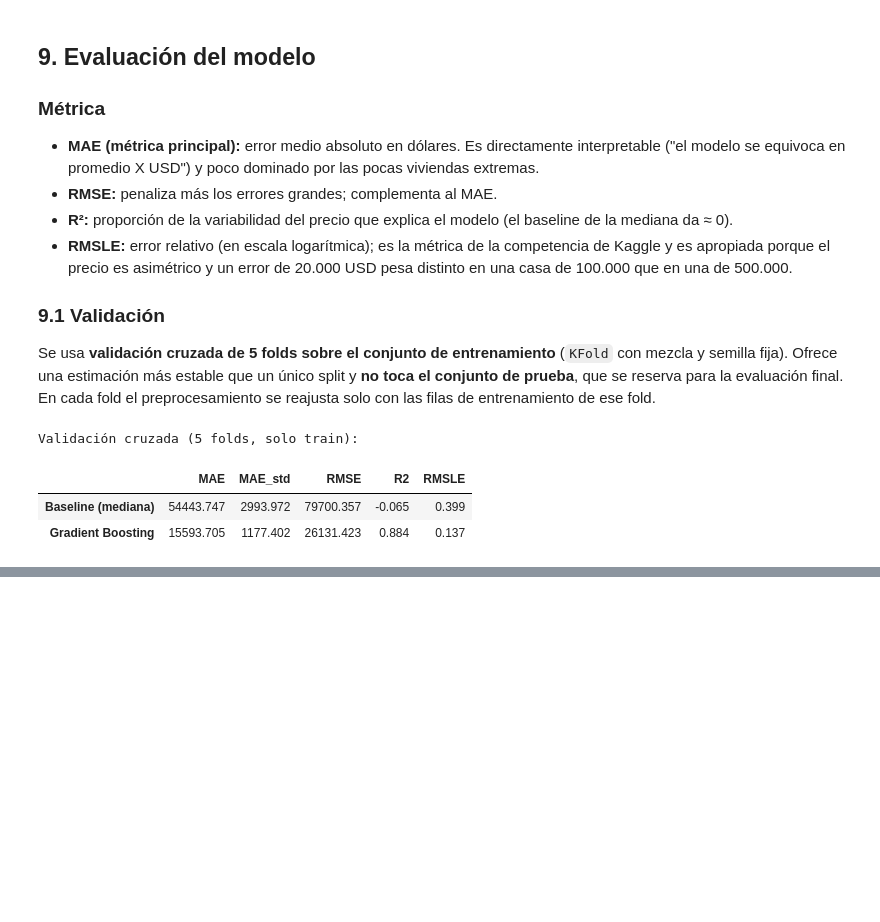
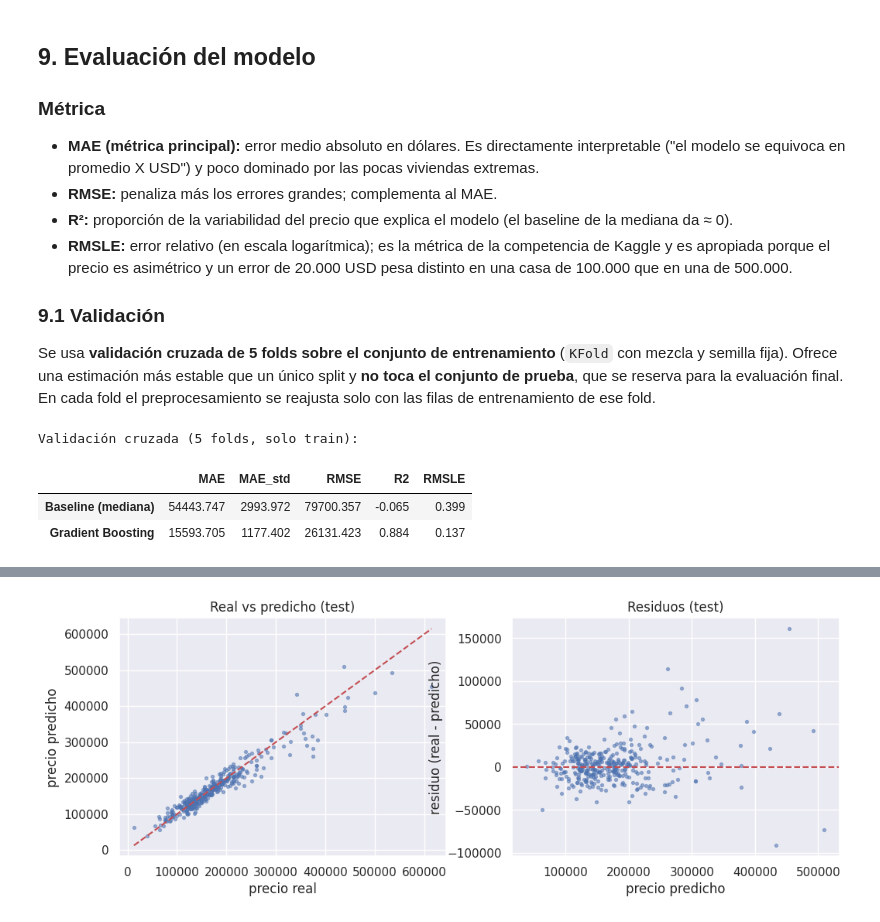
Before and after one commit to SebasGomez4/Proyecto_Modelos_I, a Jupyter notebook: fase-1/notebook.ipynb, the cells around one changed output, grey strips where cells are left out. Drawn from its saved outputs; the diff is of its cells as text; code cells hidden in the pictures; blank space fills up the shorter version.

Commit message:
feat(eval): evaluación en test, importancias e interpretación de resultados

```diff
--- a/fase-1/notebook.ipynb
+++ b/fase-1/notebook.ipynb
@@ -474,0 +489,11 @@ Validación cruzada (5 folds, solo train):
+# %%
+pred = modelo.predict(X_test)
+fig, ax = plt.subplots(1, 2, figsize=(12, 4))
+ax[0].scatter(y_test, pred, s=8, alpha=.5)
+lim = [y_test.min(), y_test.max()]
+ax[0].plot(lim, lim, "r--"); ax[0].set_xlabel("precio real"); ax[0].set_ylabel("precio predicho"); ax[0].set_title("Real vs predicho (test)")
+ax[1].scatter(pred, y_test - pred, s=8, alpha=.5); ax[1].axhline(0, color="r", ls="--")
+ax[1].set_xlabel("precio predicho"); ax[1].set_ylabel("residuo (real - predicho)"); ax[1].set_title("Residuos (test)")
+plt.show()
+# %% [output]
+[figure, added]
```
Also changed, not shown: parts of 10 cells of this notebook.
